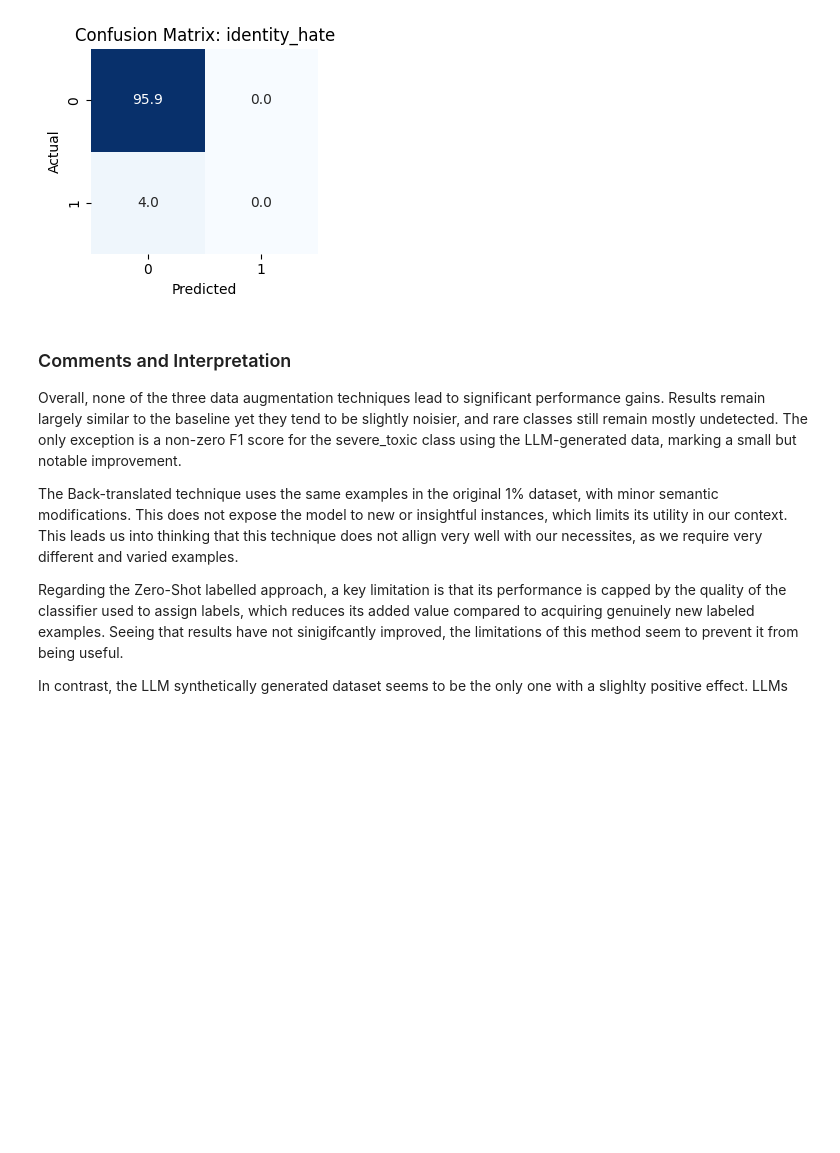
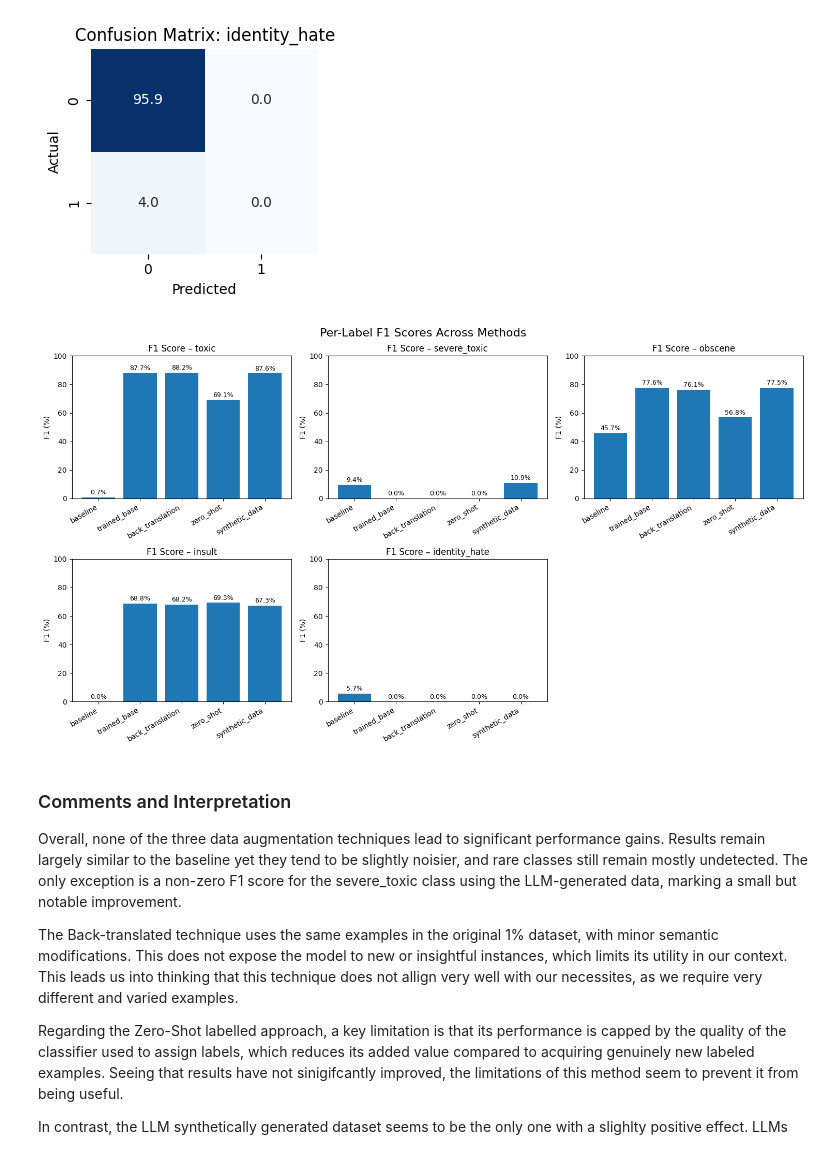
Before and after one commit to Viktoriag27/nlp-toxicity-classification-analysis, a Jupyter notebook: part_3_Alex/Part3.ipynb, the cells around one changed output. Cells and saved outputs as stored; diff of their text form; code cells hidden in the pictures; blank space fills up the shorter version.

```diff
--- a/part_3_Alex/Part3.ipynb
+++ b/part_3_Alex/Part3.ipynb
@@ -1052,6 +1148,11 @@ Confusion Matrix for 'identity_hate':
 [[9.595e+01 2.000e-02]
  [4.040e+00 0.000e+00]]
 [figure]
+# %%
+plotter_1 = MultiLabelResultsPlotter("multilabel_classification_results.csv")
+plotter_1.plot()
+# %% [output]
+[figure, added]
 # %% [markdown]
 ### Comments and Interpretation
 
```
Also changed, not shown: parts of 17 cells of this notebook.
